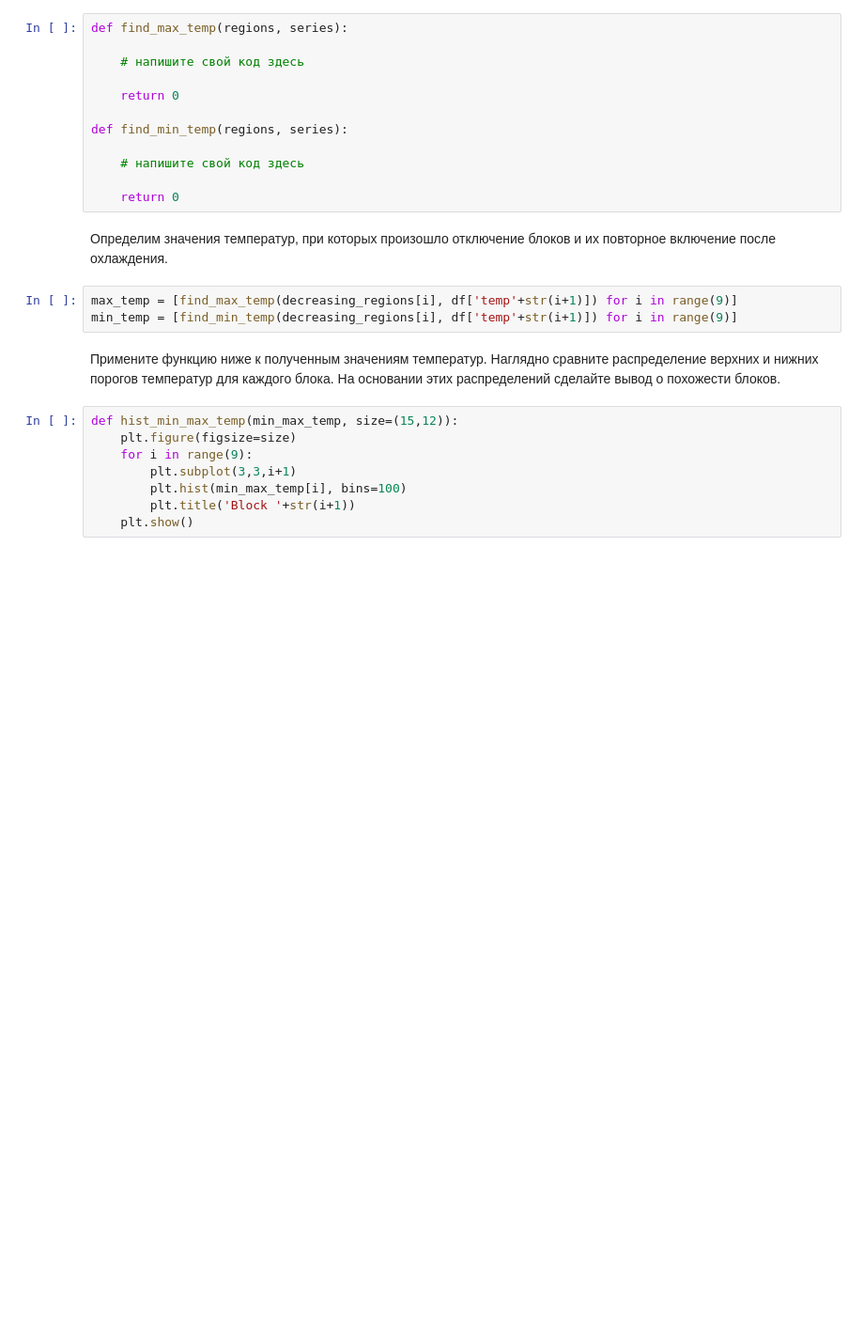
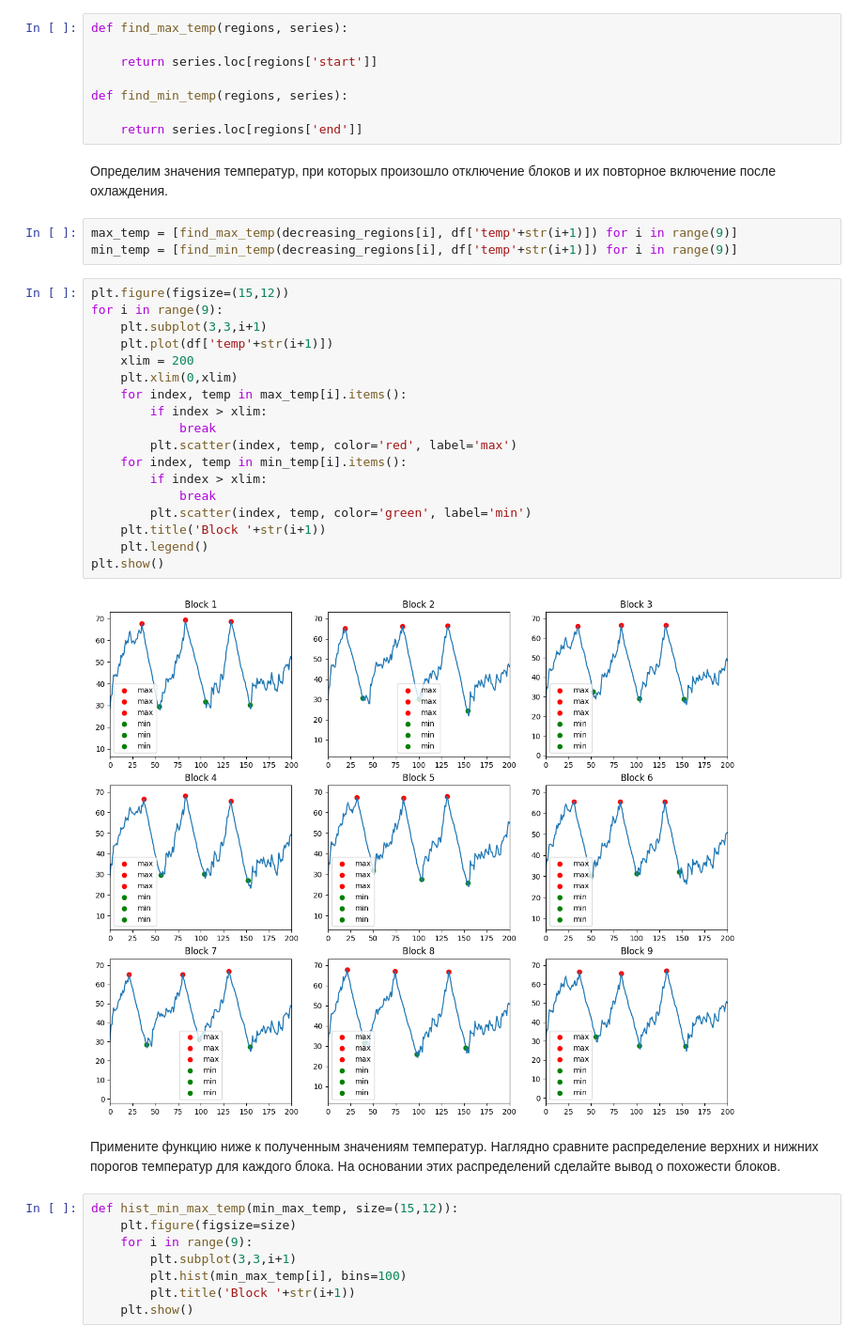
Before and after one commit to BROsandr/IUS, a Jupyter notebook: lab4/Lab4_task.ipynb, the cells around one changed output. Shown: that part at 94% size. Drawn from its saved outputs; the diff is of its cells as text; blank space fills up the shorter version.

```diff
--- a/lab4/Lab4_task.ipynb
+++ b/lab4/Lab4_task.ipynb
@@ -125,20 +125,36 @@ plt.show()
 # %%
 def find_max_temp(regions, series):
 
-    # напишите свой код здесь
-
-    return 0
+    return series.loc[regions['start']]
 
 def find_min_temp(regions, series):
 
-    # напишите свой код здесь
-
-    return 0
+    return series.loc[regions['end']]
 # %% [markdown]
 Определим значения температур, при которых произошло отключение блоков и их повторное включение после охлаждения.
 # %%
 max_temp = [find_max_temp(decreasing_regions[i], df['temp'+str(i+1)]) for i in range(9)]
 min_temp = [find_min_temp(decreasing_regions[i], df['temp'+str(i+1)]) for i in range(9)]
+# %%
+plt.figure(figsize=(15,12))
+for i in range(9):
+    plt.subplot(3,3,i+1)
+    plt.plot(df['temp'+str(i+1)])
+    xlim = 200
+    plt.xlim(0,xlim)
+    for index, temp in max_temp[i].items():
+        if index > xlim:
+            break
+        plt.scatter(index, temp, color='red', label='max')
+    for index, temp in min_temp[i].items():
+        if index > xlim:
+            break
+        plt.scatter(index, temp, color='green', label='min')
+    plt.title('Block '+str(i+1))
+    plt.legend()
+plt.show()
+# %% [output]
+[figure, added]
 # %% [markdown]
 Примените функцию ниже к полученным значениям температур. Наглядно сравните распределение верхних и нижних порогов температур для каждого блока. На основании этих распределений сделайте вывод о похожести блоков.
 # %%
```
Also changed, not shown: parts of 4 cells of this notebook.
